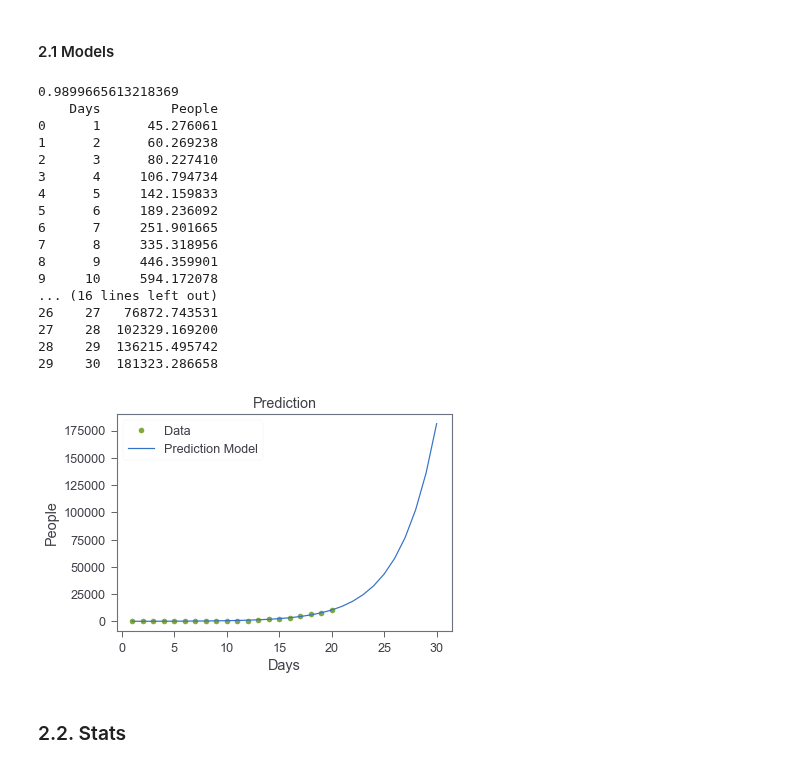
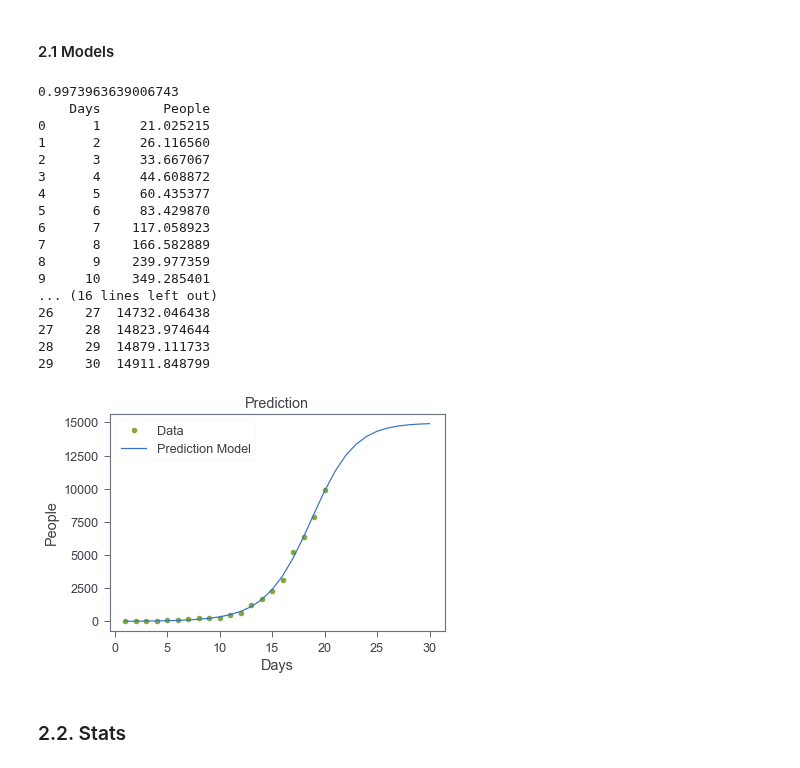
Before and after one commit to DanielGuzmanOlivares/COVID-19, a Jupyter notebook: COVID-19.ipynb, the cells around one changed output. Drawn from its saved outputs; the diff is of its cells as text; code cells hidden in the pictures.

```diff
--- a/COVID-19.ipynb
+++ b/COVID-19.ipynb
@@ -697,52 +697,52 @@ def plotPrediction(x_data,y_data,df):
     plt.legend()
 
 
 def modelR2(param,model):
     l = []
     for country in list(realTimeEvolution()['Country'].values):
         try:
             data = fromFirstCase(timeEvolution(country),param)
             if country == "Diamond Princess" or country == "Japan" or data == None or len(data[0]) < 2:
                 continue
             else:
                 x_data,y_data = data
                 adj = fit(model,x_data,y_data)
                 pred = adj(x_data)
                 l.append(r2_score(y_data,pred))
         except:
             continue #country does not have more than 100 cases
     return np.mean(l)
 
 def countryR2(country,param,model):
     data = fromFirstCase(timeEvolution(country),param)
     x_data,y_data = data
     adj = fit(model,x_data,y_data)
     pred = adj(x_data)
     return r2_score(y_data,pred)
 
-print(countryR2("Spain","Confirmed",expModel))
-x_data,y_data,df = prediction("Spain","Confirmed",10,expModel,fromNow=False)
+print(countryR2("Spain","Confirmed",logisticModel))
+x_data,y_data,df = prediction("Spain","Confirmed",10,logisticModel,fromNow=False)
 print(df)
 plotPrediction(x_data,y_data,df)
 # %% [output]
-0.9899665613218369
-    Days         People
-0      1      45.276061
-1      2      60.269238
-2      3      80.227410
-3      4     106.794734
-4      5     142.159833
-5      6     189.236092
-6      7     251.901665
-7      8     335.318956
-8      9     446.359901
-9     10     594.172078
+0.9973963639006743
+    Days        People
+0      1     21.025215
+1      2     26.116560
+2      3     33.667067
+3      4     44.608872
+4      5     60.435377
+5      6     83.429870
+6      7    117.058923
+7      8    166.582889
+8      9    239.977359
+9     10    349.285401
 ... (16 lines left out)
-26    27   76872.743531
-27    28  102329.169200
-28    29  136215.495742
-29    30  181323.286658
+26    27  14732.046438
+27    28  14823.974644
+28    29  14879.111733
+29    30  14911.848799
-[figure, old version]
+[figure, new version]
 # %% [markdown]
 ### 2.2. Stats
 # %%
```
Also changed, not shown: 1 other file.
